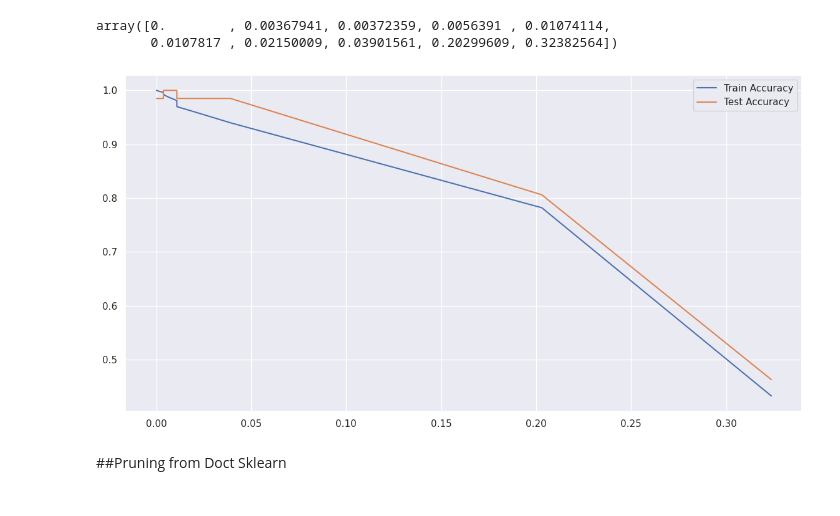
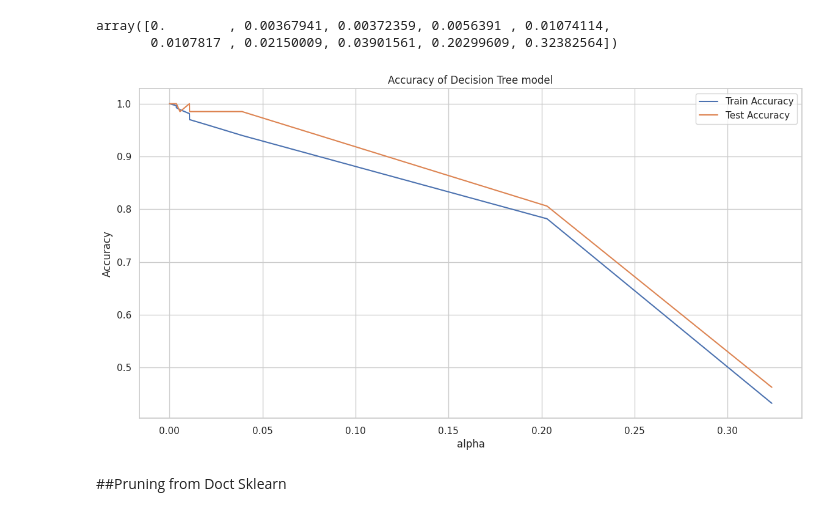
Before and after one commit to clizarraga-UAD7/ML-Notebooks, a Jupyter notebook: DecisionTrees_EnsembleLearning.ipynb, the cells around one changed output. Drawn from its saved outputs; the diff is of its cells as text; code cells hidden in the pictures.

```diff
--- a/DecisionTrees_EnsembleLearning.ipynb
+++ b/DecisionTrees_EnsembleLearning.ipynb
@@ -299,26 +285,30 @@ array([0.        , 0.00367941, 0.00372359, 0.0056391 , 0.01074114,
 # %%
 # Find model accuracy
 accuracy_train, accuracy_test = [],[]
 
 for i in alphas :
   tree = DecisionTreeClassifier(criterion="gini", ccp_alpha=i)
 
   tree.fit(X_train, y_train)
   y_train_pred = tree.predict(X_train)
   y_test_pred = tree.predict(X_test)
 
   accuracy_train.append(accuracy_score(y_train, y_train_pred))
   accuracy_test.append(accuracy_score(y_test, y_test_pred))
 
 
 sns.set()
+sns.set_style("whitegrid")
 plt.figure(figsize=(14,7))
-sns.lineplot(y=accuracy_train,x=alphas, label='Train Accuracy')
-sns.lineplot(y=accuracy_test,x=alphas, label='Test Accuracy')
+sns.lineplot(y=accuracy_train, x=alphas, label='Train Accuracy')
+sns.lineplot(y=accuracy_test, x=alphas, label='Test Accuracy')
+plt.xlabel("alpha")
+plt.ylabel("Accuracy")
+plt.title("Accuracy of Decision Tree model")
 
 plt.show()
 # %% [output]
-[figure, old version]
+[figure, new version]
 # %% [markdown]
 ##Pruning from Doct Sklearn
 # %%
```
Also changed, not shown: parts of 54 cells of this notebook.
